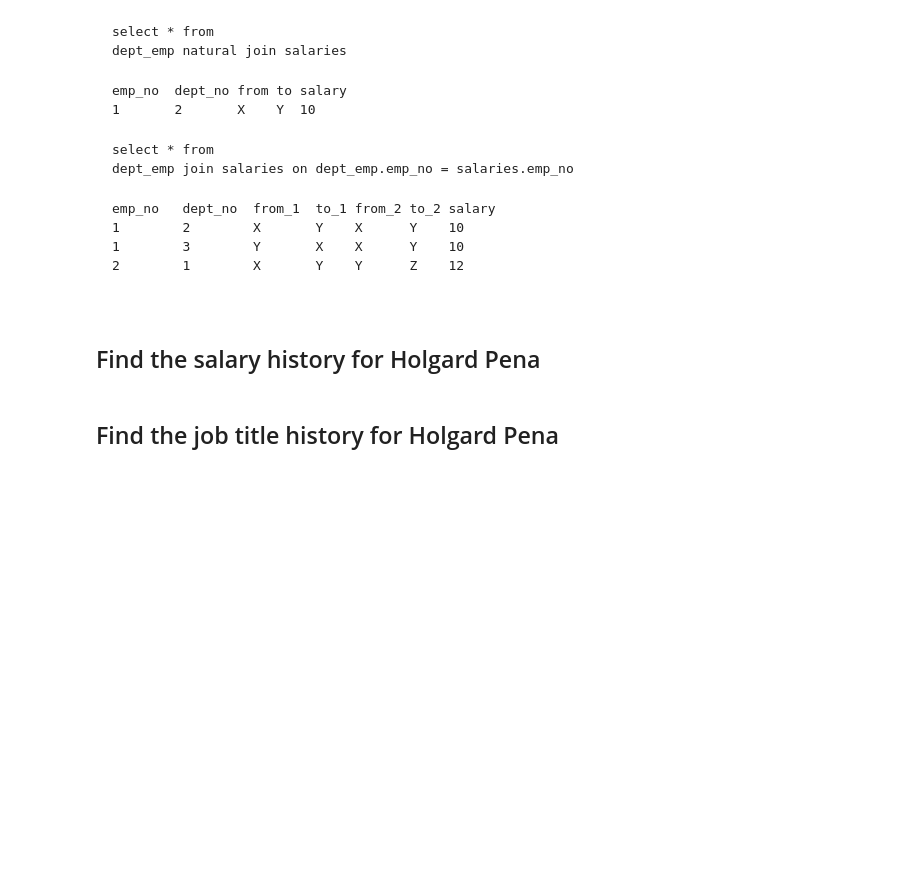
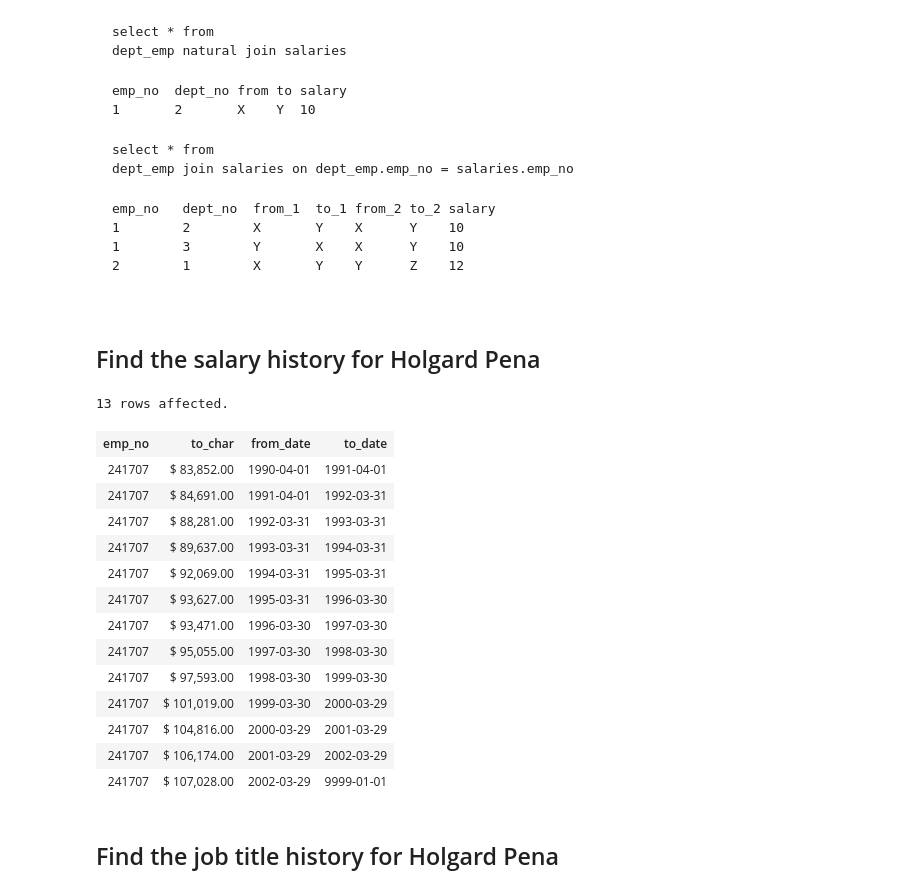
Before and after one commit to LutherCS/dmq-class-pub, a Jupyter notebook: Many2Many.ipynb, the cells around one changed output. Saved outputs shown, nothing was run; the diff lists cells and outputs as text; code cells hidden in the pictures; blank space fills up the shorter version.

```diff
--- a/Many2Many.ipynb
+++ b/Many2Many.ipynb
@@ -309,2 +307,24 @@ emp_no   dept_no  from_1  to_1 from_2 to_2 salary
+# %%
+%%sql
+
+select emp_no, to_char(salary, '$999,999.00'), from_date, to_date
+from employees natural join salaries
+where first_name = 'Holgard' and last_name = 'Pena';
+# %% [output]
+13 rows affected.
+| emp_no | to_char | from_date | to_date |
+| 241707 | $ 83,852.00 | 1990-04-01 | 1991-04-01 |
+| 241707 | $ 84,691.00 | 1991-04-01 | 1992-03-31 |
+| 241707 | $ 88,281.00 | 1992-03-31 | 1993-03-31 |
+| 241707 | $ 89,637.00 | 1993-03-31 | 1994-03-31 |
+| 241707 | $ 92,069.00 | 1994-03-31 | 1995-03-31 |
+| 241707 | $ 93,627.00 | 1995-03-31 | 1996-03-30 |
+| 241707 | $ 93,471.00 | 1996-03-30 | 1997-03-30 |
+| 241707 | $ 95,055.00 | 1997-03-30 | 1998-03-30 |
+| 241707 | $ 97,593.00 | 1998-03-30 | 1999-03-30 |
+| 241707 | $ 101,019.00 | 1999-03-30 | 2000-03-29 |
+| 241707 | $ 104,816.00 | 2000-03-29 | 2001-03-29 |
+| 241707 | $ 106,174.00 | 2001-03-29 | 2002-03-29 |
+| 241707 | $ 107,028.00 | 2002-03-29 | 9999-01-01 |
 # %% [markdown]
 ## Find the job title history for Holgard Pena
```
Also changed, not shown: parts of 13 cells of this notebook, 1 other file.
